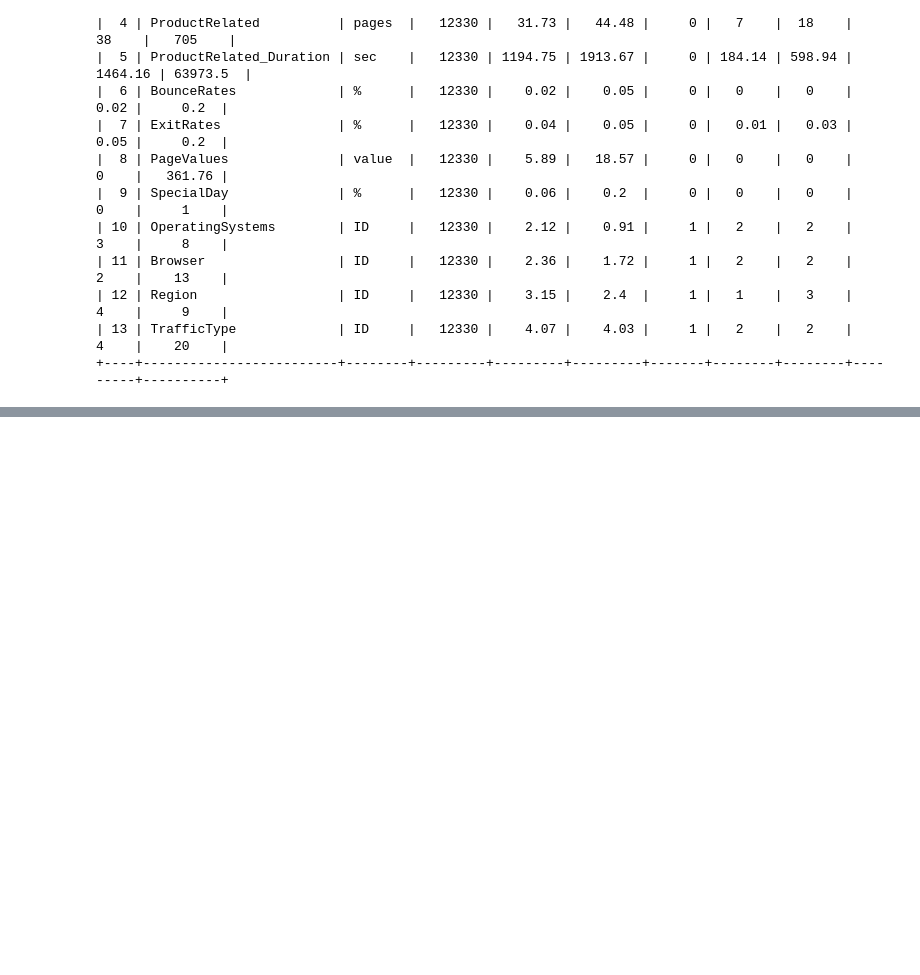
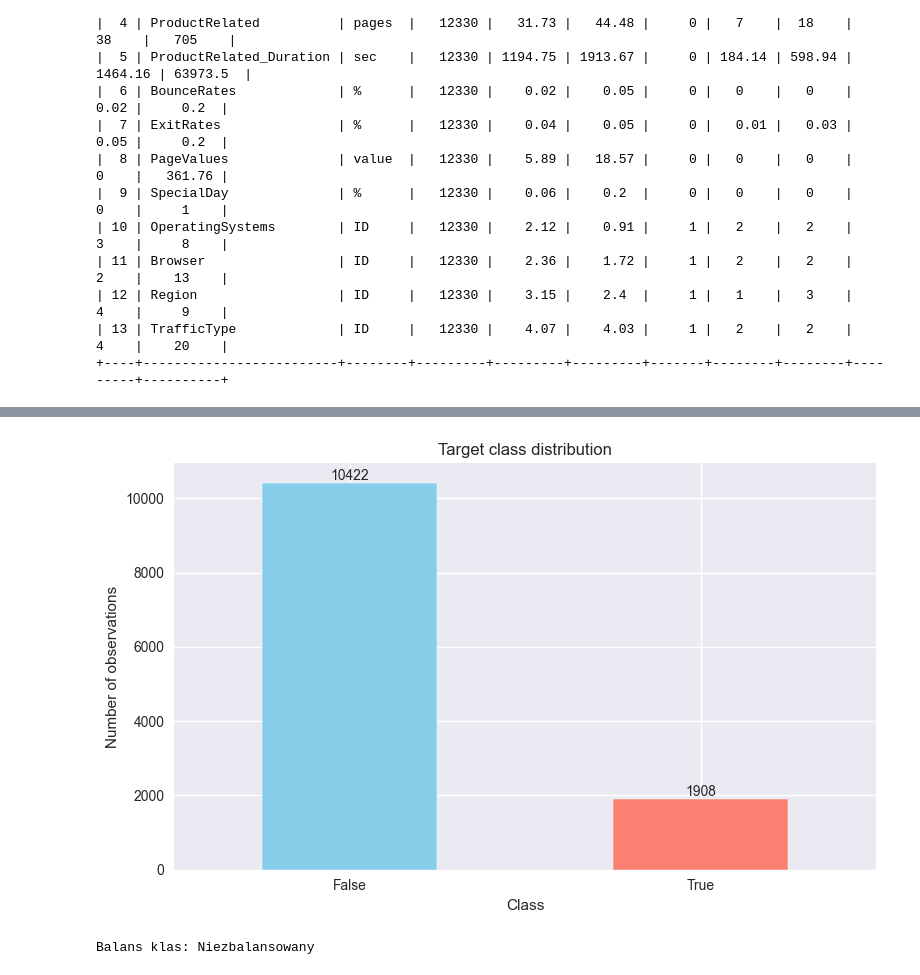
Before and after one commit to n3xus47/ML-in-python-CDV-Predicting-Purchase-Intentions, a Jupyter notebook: main.ipynb, the cells around one changed output, grey strips where cells are left out. Cells and saved outputs as stored; diff of their text form; code cells hidden in the pictures; blank space fills up the shorter version.

```diff
--- a/main.ipynb
+++ b/main.ipynb
@@ -156,0 +188,7 @@ Raport statystyczny:
+# %%
+# Analiza balansu klas
+balance_info= analyzer.class_balance_analysis(y)
+print(f"\nBalans klas: {'Zbalansowany' if balance_info['is_balanced'] else 'Niezbalansowany'}")
+# %% [output]
+[figure, added]
+Balans klas: Niezbalansowany
```
Also changed, not shown: parts of 4 cells of this notebook, 1 other file.
